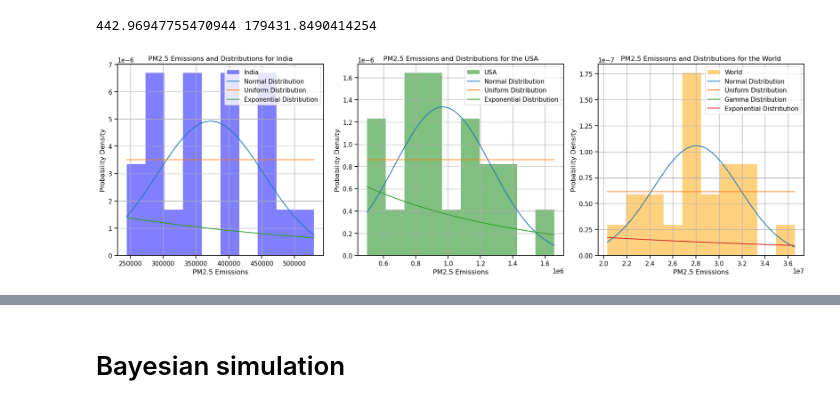
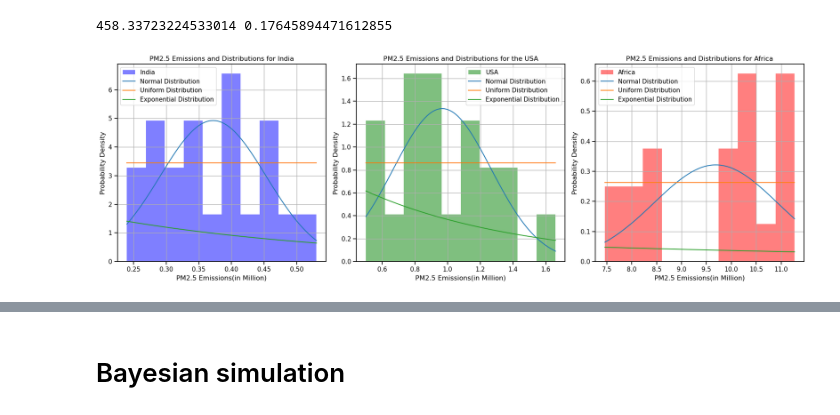
Before and after one commit to INFO6150-DataScience/wildfire-analytics-modelling, a Jupyter notebook: PM2.5_Emissions_from_Wildfires.ipynb, the cells around one changed output, grey strips where cells are left out. Cells and saved outputs as stored; diff of their text form; code cells hidden in the pictures.

```diff
--- a/PM2.5_Emissions_from_Wildfires.ipynb
+++ b/PM2.5_Emissions_from_Wildfires.ipynb
@@ -13,6 +13,7 @@ from scipy.special import expit
 # %%
 # Load CSV file into a DataFrame
 df = pd.read_csv('data/annual-pm25-emissions-from-wildfires.csv')
+df['Annual PM2.5 emissions from wildfires'] /= 10**6
 df.head()
 # %% [output]
 |  | Entity | Code | Year | Annual PM2.5 emissions from wildf... |
@@ -24,4 +25,6 @@ df.head()
 # %%
+df['Code'] = df['Code'].fillna(df['Entity'])
+
 # Pivot the DataFrame to reshape it
 pivot_df = df.pivot_table(index=['Entity', 'Code'], columns='Year', values='Annual PM2.5 emissions from wildfires').reset_index()
 
@@ -64,35 +71,39 @@ usa_df = pivot_df[(pivot_df['Entity'] == 'United States') & (pivot_df['Code'] ==
 # Filter the DataFrame for World with code 'OWID_WRL'
 world_df = pivot_df[(pivot_df['Entity'] == 'World') & (pivot_df['Code'] == 'OWID_WRL')]
 
+africa_df = pivot_df[(pivot_df['Entity'] == 'Africa') & (pivot_df['Code'] == 'Africa')]
+
 # Drop 'Entity' and 'Code' columns as they are no longer needed for plotting
 india_df = india_df.drop(['Entity', 'Code'], axis=1)
 usa_df = usa_df.drop(['Entity', 'Code'], axis=1)
 world_df = world_df.drop(['Entity', 'Code'], axis=1)
+africa_df = africa_df.drop(['Entity', 'Code'], axis=1)
 
 # Transpose the DataFrames to have years as rows and emissions as columns
 india_df = india_df.T
 usa_df = usa_df.T
 world_df = world_df.T
+africa_df = africa_df.T
 
 # Plotting the histograms for India, the United States, and the World
 fig, axes = plt.subplots(3, 1, figsize=(10, 12), sharex=True)
 
 # Plot for India
 axes[0].bar(india_df.index, india_df.values.flatten(), color='blue')
-axes[0].set_ylabel('Emissions')
+axes[0].set_ylabel('Emissions(in Million)')
 axes[0].set_title('PM2.5 Emissions from Wildfires in India (Code: IND)')
 axes[0].grid(axis='y', linestyle='--', alpha=0.7)
 
 # Plot for the United States
 axes[1].bar(usa_df.index, usa_df.values.flatten(), color='green')
-axes[1].set_ylabel('Emissions')
+axes[1].set_ylabel('Emissions(in Million)')
 axes[1].set_title('PM2.5 Emissions from Wildfires in the United States (Code: USA)')
 axes[1].grid(axis='y', linestyle='--', alpha=0.7)
 
 # Plot for the World
 axes[2].bar(world_df.index, world_df.values.flatten(), color='orange')
 axes[2].set_xlabel('Year')
-axes[2].set_ylabel('Emissions')
+axes[2].set_ylabel('Emissions(in Million)')
 axes[2].set_title('PM2.5 Emissions from Wildfires in the World (Code: OWID_WRL)')
 axes[2].grid(axis='y', linestyle='--', alpha=0.7)
 
@@ -166,42 +172,55 @@ plt.figure(figsize=(18, 6))
 plt.subplot(1, 3, 1)
 plt.hist(pm25_emissions_values_india, bins=10, density=True, color='blue', alpha=0.5, label='India')
 plt.plot(x_india, y_normal_india, label='Normal Distribution')
 plt.plot(x_india, y_uniform_india, label='Uniform Distribution')
 plt.plot(x_india, y_exponential_india, label='Exponential Distribution')
 plt.title('PM2.5 Emissions and Distributions for India')
-plt.xlabel('PM2.5 Emissions')
+plt.xlabel('PM2.5 Emissions(in Million)')
 plt.ylabel('Probability Density')
 plt.legend()
 plt.grid(True)
 
 # Plot histogram and distributions for the USA
 plt.subplot(1, 3, 2)
 plt.hist(pm25_emissions_values_usa, bins=10, density=True, color='green', alpha=0.5, label='USA')
 plt.plot(x_usa, y_normal_usa, label='Normal Distribution')
 plt.plot(x_usa, y_uniform_usa, label='Uniform Distribution')
 plt.plot(x_usa, y_exponential_usa, label='Exponential Distribution')
 plt.title('PM2.5 Emissions and Distributions for the USA')
-plt.xlabel('PM2.5 Emissions')
+plt.xlabel('PM2.5 Emissions(in Million)')
 plt.ylabel('Probability Density')
 plt.legend()
 plt.grid(True)
 #print(min(x_usa), max(x_usa))
 
-# Plot histogram and distributions for the World
+
+# plt.subplot(1, 3, 3)
+
+
+# Calculate mean and standard deviation for PM2.5 emissions for Africa
+pm25_emissions_values_africa = africa_df.values.flatten()
+pm25_emissions_mean_africa = pm25_emissions_values_africa.mean()
+pm25_emissions_std_africa = pm25_emissions_values_africa.std()
+
+# Generate data for the normal distribution curve for Africa
+x_africa = np.linspace(min(pm25_emissions_values_africa), max(pm25_emissions_values_africa), 100)
+y_normal_africa = norm.pdf(x_africa, pm25_emissions_mean_africa, pm25_emissions_std_africa)
+y_uniform_africa = uniform.pdf(x_africa, loc=min(pm25_emissions_values_africa), scale=max(pm25_emissions_values_africa)-min(pm25_emissions_values_africa))
+y_exponential_africa = expon.pdf(x_africa, scale=pm25_emissions_mean_africa)
+
 plt.subplot(1, 3, 3)
-plt.hist(pm25_emissions_values_world, bins=10, density=True, color='orange', alpha=0.5, label='World')
-plt.plot(x_world, y_normal_world, label='Normal Distribution')
-plt.plot(x_world, y_uniform_world, label='Uniform Distribution')
-plt.plot(x_world, y_gamma_world, label='Gamma Distribution')
-plt.plot(x_world, y_exponential_world, label='Exponential Distribution')
-plt.title('PM2.5 Emissions and Distributions for the World')
-plt.xlabel('PM2.5 Emissions')
+plt.hist(pm25_emissions_values_africa, bins=10, density=True, color='red', alpha=0.5, label='Africa')
+plt.plot(x_africa, y_normal_africa, label='Normal Distribution')
+plt.plot(x_africa, y_uniform_africa, label='Uniform Distribution')
+plt.plot(x_africa, y_exponential_africa, label='Exponential Distribution')
+plt.title('PM2.5 Emissions and Distributions for Africa')
+plt.xlabel('PM2.5 Emissions(in Million)')
 plt.ylabel('Probability Density')
 plt.legend()
 plt.grid(True)
 
 plt.tight_layout()
 plt.show()
 # %% [output]
-442.96947755470944 179431.8490414254
+458.33723224533014 0.17645894471612855
-[figure, old version]
+[figure, new version]
```
Also changed, not shown: parts of 56 cells of this notebook.
